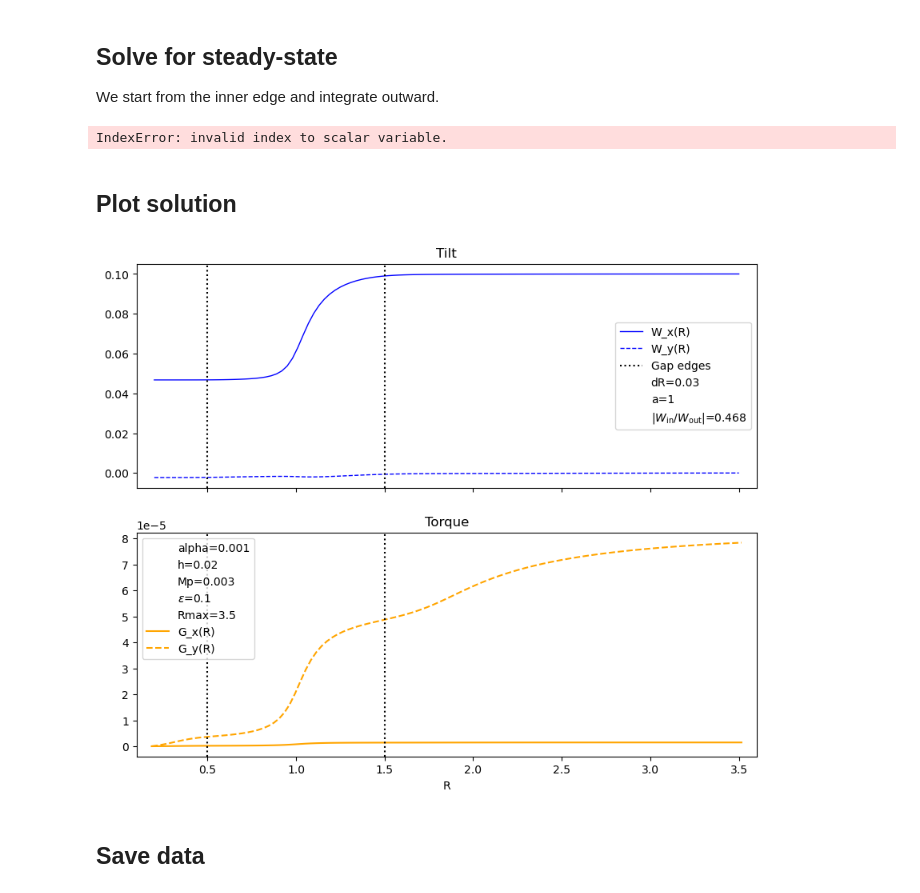
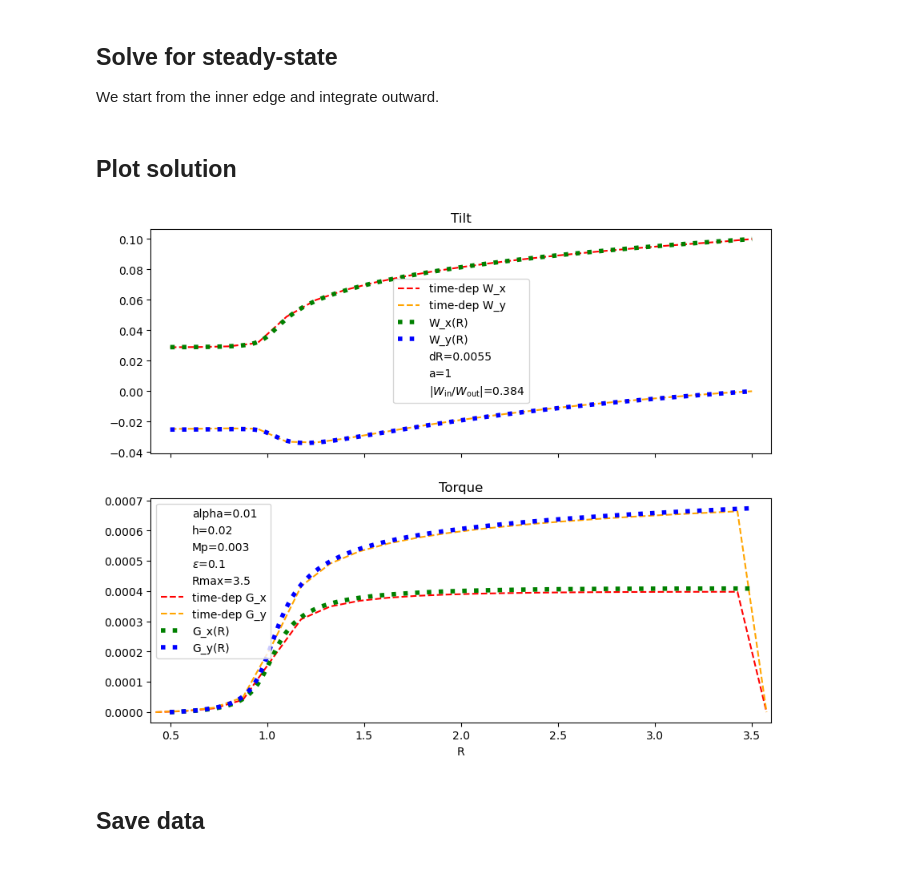
Before and after one commit to Jupiter1994/warped-disks, a Jupyter notebook: reduced-eqs-steady-state.ipynb, the cells around one changed output. Cells and saved outputs as stored; diff of their text form; code cells hidden in the pictures.

Commit message:
zhu2019, steady-state should be correct

```diff
--- a/reduced-eqs-steady-state.ipynb
+++ b/reduced-eqs-steady-state.ipynb
@@ -526,10 +531,10 @@ def scaleHeight(Rs):
 
 # print("Courant condition: dt < ", DeltaR / max(cses))
 # %%
-R,Mp_temp, a_temp = np.asarray([.95, 1.04]), 0.003, 1
+R,Mp_temp, a_temp = np.asarray([.95, 1.04]), 0.00, 1
 print(OmegaK(R))
 print(Omega(R, Mp_temp, a_temp, use_gap=False))
 print(Kappa(R, Mp_temp, a_temp, use_gap=False))
-print(Omega_z(R, Mp_temp, a_temp))
+print(Omega_z(R, Mp_temp, a_temp, use_gap=False))
 # %% [output]
 [1.07997721 0.94286603]
@@ -594,9 +600,9 @@ def compute_dWdR(R, G, Mp, a, use_gap, O, K):
 We start from the inner edge and integrate outward.
 # %%
 # spatial domain
-Rmin = 0.2
+Rmin = 0.5
 Rmax = 3.5
-DeltaR = .03 # 0.03
+DeltaR = .0055 # 0.03
 num_Rs = (int) ((Rmax - Rmin) / DeltaR) + 1
 
 # stagger W and G in the R domain
@@ -618,13 +624,12 @@ Gs[0] = 0
 
 ## calculate quantities for this disk profile
 Os_warp = Omega(Rs_warp, Mp, a, use_gap)
-Ks_warp = Kappa(Rs_warp, Mp, a, use_gap)
-Ozs_warp = Omega_z(Rs_warp, Mp, a)
+#Ks_warp = Kappa(Rs_warp, Mp, a, use_gap)
+Ozs_warp = Omega_z(Rs_warp, Mp, a, use_gap)
 
 Os_torque = Omega(Rs_torque, Mp, a, use_gap)
 Ks_torque = Kappa(Rs_torque, Mp, a, use_gap)
-Ozs_torque = Omega_z(Rs_torque, Mp, a)
-
+#Ozs_torque = Omega_z(Rs_torque, Mp, a)
 
 # step FORWARD through arrays
 for i in np.arange(0, num_Rs):
@@ -633,18 +638,23 @@ for i in np.arange(0, num_Rs):
     W_i = Ws[i] # W_i
     dR = Rs_torque[i+1] - Rs_torque[i]
     R_i = Rs_warp[i]
-
-    dGdR = compute_dGdR(R_i, W_i, Mp, a, use_gap)
+    # frequencies
+    O_i = Os_warp[i]
+    Oz_i = Ozs_warp[i]
+    # compute G_{i+1/2}
+    dGdR = compute_dGdR(R_i, W_i, Mp, a, use_gap, O_i, Oz_i)
     Gs[i+1] = Gs[i] + dGdR*dR
-
 
     ## 2. Given W_i and G_{i+1/2}, update W_{i+1}
     if (i == (num_Rs-1)): break # outer edge
     G_ihalf = Gs[i+1]
     dR = Rs_warp[i+1] - Rs_warp[i]
     R_ihalf = Rs_torque[i+1]
-
-    dWdR = compute_dWdR(R_ihalf, G_ihalf, Mp, a, use_gap)
+    # frequencies
+    O_i = Os_torque[i]
+    K_i = Ks_torque[i]
+    # compute W_{i+1}
+    dWdR = compute_dWdR(R_ihalf, G_ihalf, Mp, a, use_gap, O_i, K_i)
     Ws[i+1] = Ws[i] + dWdR*dR
 
 # apply our outer boundary condition
@@ -660,19 +670,31 @@ DeltaWx = np.round(DeltaWx,3)
 # calculate ratio of W_in to W_out
 Win_div_Wout = np.abs(Ws[0] / Ws[-1])
 Win_div_Wout = np.round(Win_div_Wout,3)
-# %% [output]
-IndexError: invalid index to scalar variable.
 # %% [markdown]
 ## Plot solution
+# %%
+## load in time-dependent sim results (reduced-eqs-zhu2019.ipynb)
+file_path = "Data/W_tseries/alpha=" + str(alpha) + \
+    ",h=" + str(cs) + ",Mp=" + str(Mp) + ",eps=" +str(eps) +\
+        ",Rmax=" + str(Rmax) + ".h5"
+W_tseries0 = pd.read_hdf(file_path, key='W_tseries', mode='r')
+
+# final W profile
+Ws_final0 = W_tseries0.iloc[-1]
+
+file_path_RG = "Data/RG_zhu2019/alpha=" + str(alpha) + \
+    ",h=" + str(cs) + ",Mp=" + str(Mp) + ",eps=" +str(eps) +\
+        ",Rmax=" + str(Rmax) + ".h5"
+Rs_torque_zhu, Gs_final = np.load(file_path_RG)
 # %%
 fig, axs = plt.subplots(2, sharex=True, figsize=(10,8))
 fig.set_facecolor("white")
 
-# axs[0].plot(Ws_final0.index, Ws_final0.values.real, c="red", ls='--',label="time-dep W_x")
-# axs[0].plot(Ws_final0.index, Ws_final0.values.imag, c="orange", ls='--',\
-#              label="time-dep W_y")
-axs[0].plot(Rs_warp, Ws.real, c="blue", lw=1, label="W_x(R)")
-axs[0].plot(Rs_warp, Ws.imag, c="blue", ls='--', lw=1, label="W_y(R)")
+axs[0].plot(Ws_final0.index, Ws_final0.values.real, c="red", ls='--',label="time-dep W_x")
+axs[0].plot(Ws_final0.index, Ws_final0.values.imag, c="orange", ls='--',\
+             label="time-dep W_y")
+axs[0].plot(Rs_warp.real, Ws.real, c="green", ls=':', lw=4, label="W_x(R)")
+axs[0].plot(Rs_warp.real, Ws.imag, c="blue", ls=':', lw=4, label="W_y(R)")
 if use_gap:
     R_a, R_b = 0.5, 1.5
     axs[0].vlines([R_a,R_b], 0, 1, transform=axs[0].get_xaxis_transform(), \
@@ -691,37 +713,39 @@ axs[1].scatter([],[], s=0, label="Mp=" + str(Mp))
 axs[1].scatter([],[], s=0, label=r"$\epsilon$=" + str(eps))
 axs[1].scatter([],[], s=0, label="Rmax=" + str(Rmax))
 
 axs[0].legend()
 axs[0].set_title("Tilt")
 
-axs[1].plot(Rs_torque, Gs.real, c="orange", label="G_x(R)")
-axs[1].plot(Rs_torque, Gs.imag, c="orange", ls='--', label="G_y(R)")
+axs[1].plot(Rs_torque_zhu, Gs_final.real, c="red", ls='--', label="time-dep G_x")
+axs[1].plot(Rs_torque_zhu, Gs_final.imag, c="orange", ls='--', label="time-dep G_y")
+axs[1].plot(Rs_torque.real, Gs.real, c="green", ls=':', lw=4, label="G_x(R)")
+axs[1].plot(Rs_torque.real, Gs.imag, c="blue", ls=':', lw=4, label="G_y(R)")
 
 #ymin, ymax= min(Ws.imag) - .01, max(Ws.imag) + .01
 if use_gap:
     R_a, R_b = 0.5, 1.5
     axs[1].vlines([R_a,R_b], 0, 1, transform=axs[1].get_xaxis_transform(), \
                   color="black", linestyle=":")#, label="Gap edges")
 
 axs[1].set_xlim(Rmin - 0.1, Rmax + 0.1)
 #axs[1].set_ylim(ymin,ymax)
 
 axs[1].legend()
 axs[1].set_title("Torque")
 
 axs[1].set_xlabel("R")
 
 save_figs = True
 
 if save_figs:
-    filepath = "Figures/steady-state/WGs/alpha=" + str(alpha) + \
+    filepath = "Figures/integ-alpha=" + str(alpha) + \
     ",h=" + str(cs) + ",Mp=" + str(Mp) + ",eps=" +str(eps) +\
         ",Rmax=" + str(Rmax) + ".png"
     plt.savefig(filepath)
 
 plt.show()
 # %% [output]
-[figure, old version]
+[figure, new version]
 # %% [markdown]
 ## Save data
 # %%
```
Also changed, not shown: parts of 3 cells of this notebook, 1 other file.
